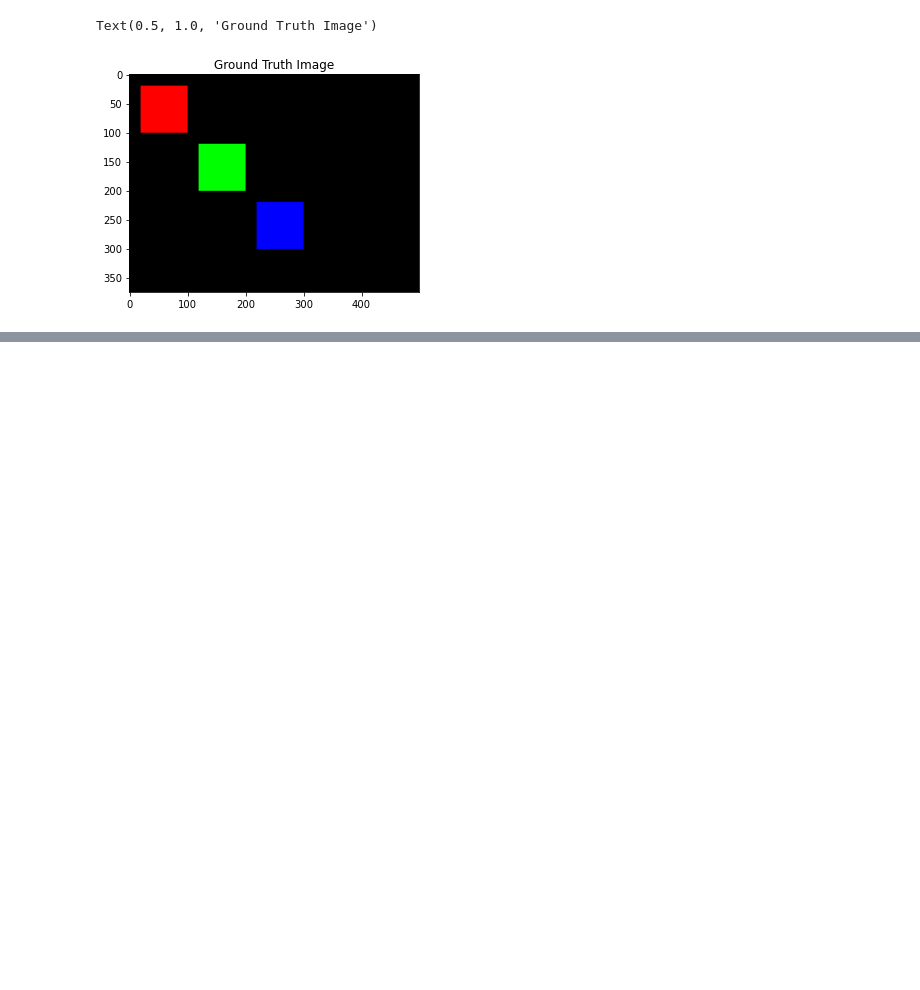
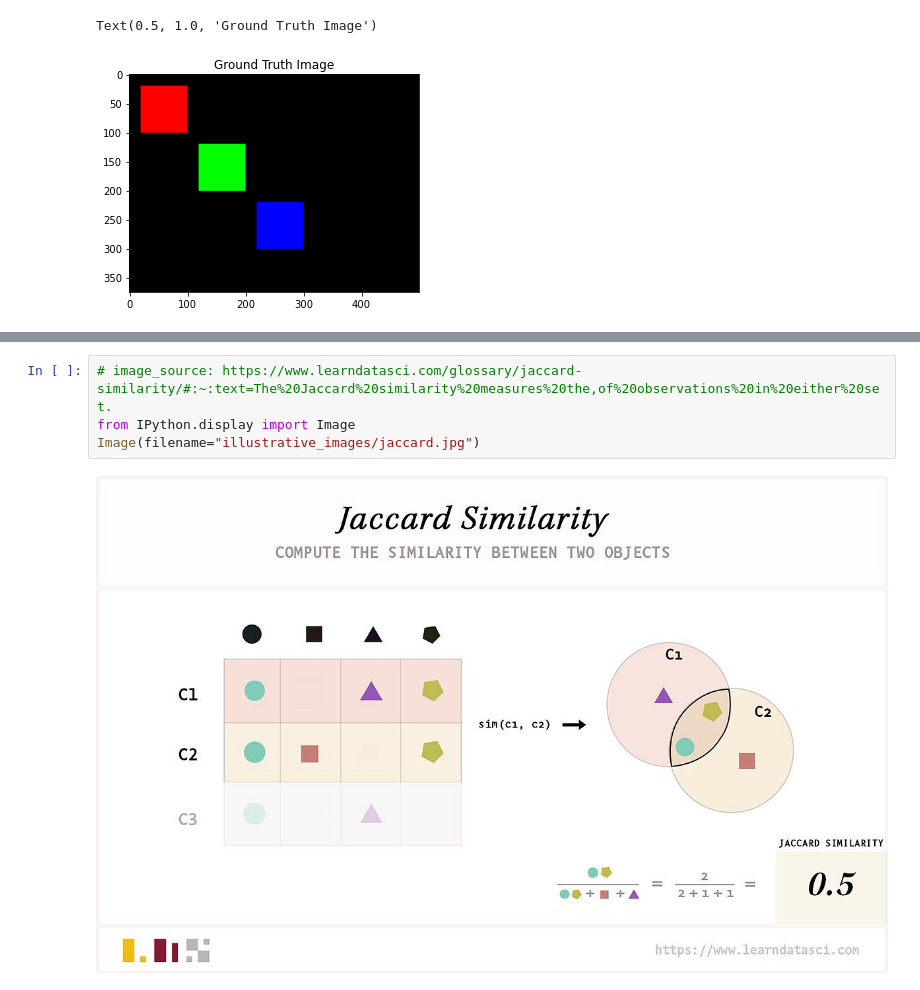
Before and after one commit to daviddeket/image_segmentation, a Jupyter notebook: clustering_based_segmentation.ipynb, the cells around one changed output, grey strips where cells are left out. Drawn from its saved outputs; the diff is of its cells as text; blank space fills up the shorter version.

```diff
--- a/clustering_based_segmentation.ipynb
+++ b/clustering_based_segmentation.ipynb
@@ -76,0 +123,6 @@ Text(0.5, 1.0, 'Ground Truth Image')
+# %%
+# image_source: https://www.learndatasci.com/glossary/jaccard-similarity/#:~:text=The%20Jaccard%20similarity%20measures%20the,of%20observations%20in%20either%20set.
+from IPython.display import Image
+Image(filename="illustrative_images/jaccard.jpg")
+# %% [output]
+[figure, added]
```
Also changed, not shown: parts of 8 cells of this notebook, 4 other files.
